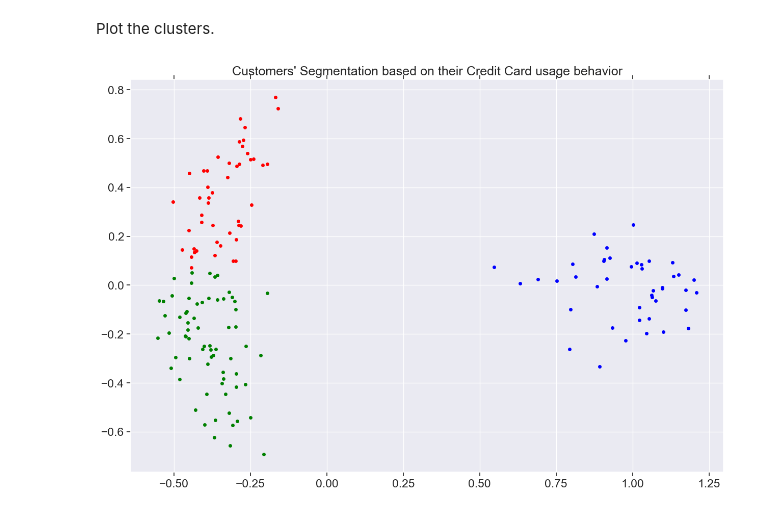
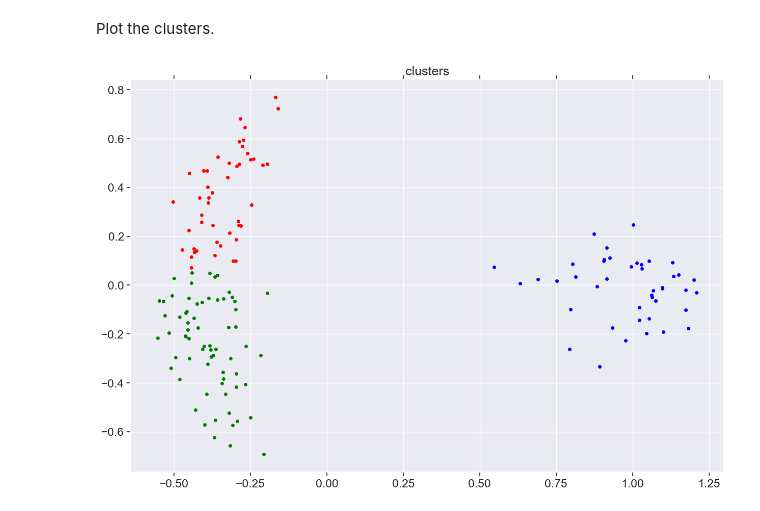
Before and after one commit to abdelhayaissami/data-science-bootcamp, a Jupyter notebook: Machine Learning Algorithms checkpoint.ipynb, the cells around one changed output. Saved outputs shown, nothing was run; the diff lists cells and outputs as text; code cells hidden in the pictures.

```diff
--- a/Machine Learning Algorithms checkpoint.ipynb
+++ b/Machine Learning Algorithms checkpoint.ipynb
@@ -519,11 +519,11 @@ Plot the clusters.
 # %%
 fig, ax = plt.subplots(figsize=(15, 10))
 for name, group in groups:
   ax.plot(group.x, group.y, marker='o', linestyle='', ms=5, color=colors[name], mec='none')
   ax.set_aspect('auto')
   ax.tick_params(axis='x',which='both',bottom='off',top='off',labelbottom='off')
   ax.tick_params(axis= 'y',which='both',left='off',top='off',labelleft='off')
-ax.set_title("Customers' Segmentation based on their Credit Card usage behavior")
+ax.set_title("clusters")
 plt.show()
 # %% [output]
-[figure, old version]
+[figure, new version]
```
Also changed, not shown: parts of 1 cell of this notebook.
